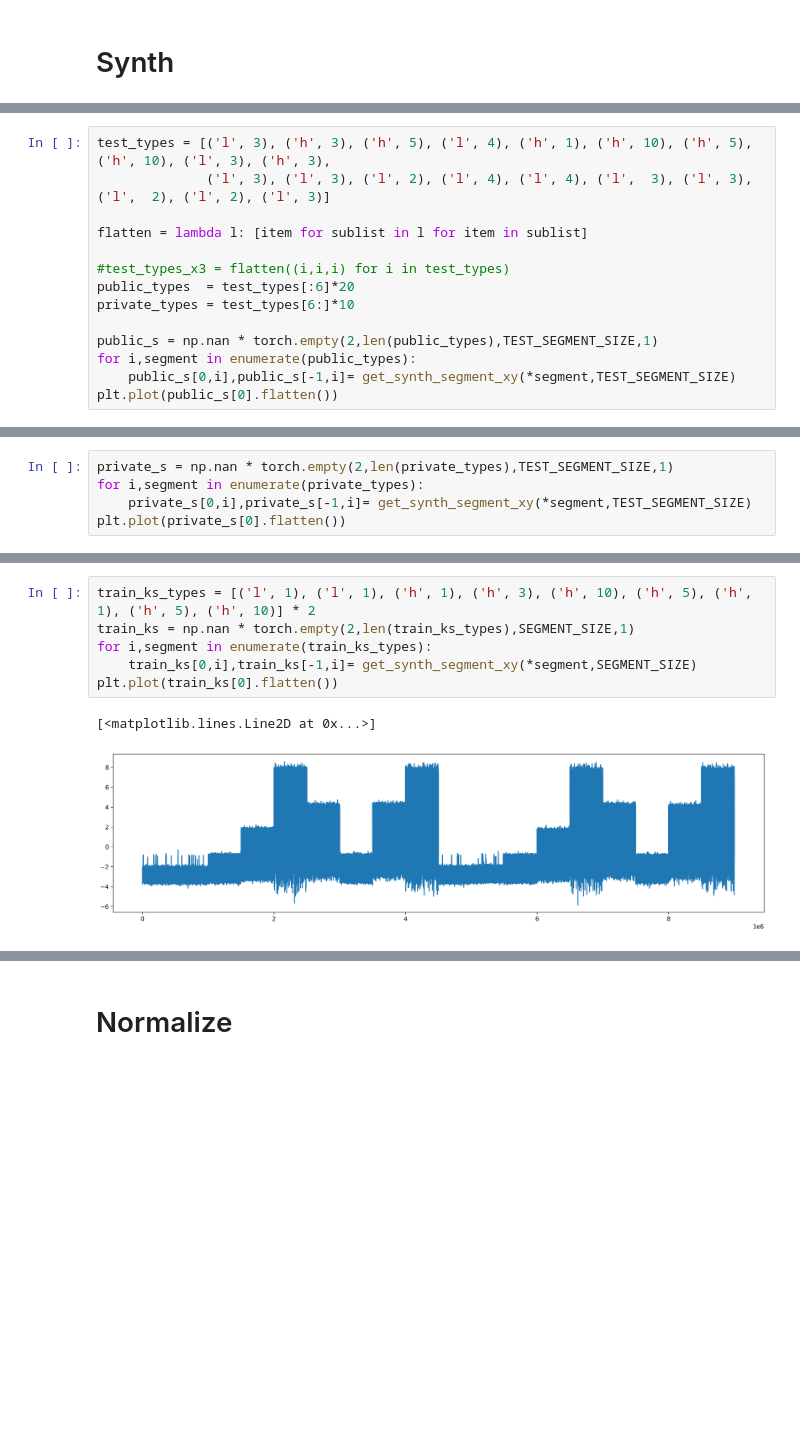
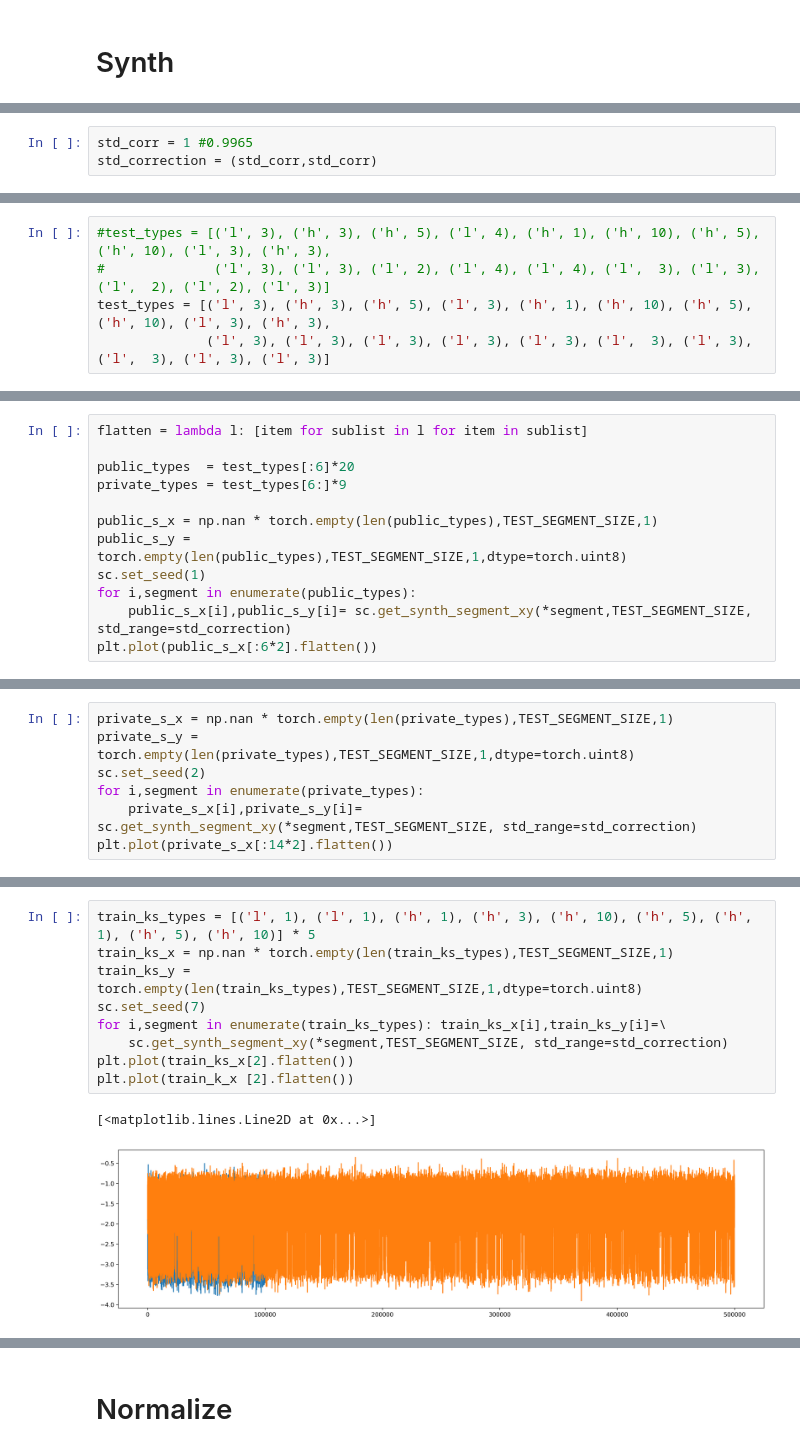
Before and after one commit to antorsae/liverpool-ion-switching, a Jupyter notebook: synthetic.ipynb, the cells around one changed output, grey strips where cells are left out. Drawn from its saved outputs; the diff is of its cells as text; blank space fills up the shorter version.

```diff
--- a/synthetic.ipynb
+++ b/synthetic.ipynb
@@ -240,0 +255,3 @@ tensor([0., 0., 0.,  ..., 0., 0., 0.])
+# %%
+std_corr = 1 #0.9965
+std_correction = (std_corr,std_corr)
@@ -240,0 +287,5 @@ tensor([0., 0., 0.,  ..., 0., 0., 0.])
+# %%
+#test_types = [('l', 3), ('h', 3), ('h', 5), ('l', 4), ('h', 1), ('h', 10), ('h', 5), ('h', 10), ('l', 3), ('h', 3),
+#              ('l', 3), ('l', 3), ('l', 2), ('l', 4), ('l', 4), ('l',  3), ('l', 3), ('l',  2), ('l', 2), ('l', 3)]
+test_types = [('l', 3), ('h', 3), ('h', 5), ('l', 3), ('h', 1), ('h', 10), ('h', 5), ('h', 10), ('l', 3), ('h', 3),
+              ('l', 3), ('l', 3), ('l', 3), ('l', 3), ('l', 3), ('l',  3), ('l', 3), ('l',  3), ('l', 3), ('l', 3)]
@@ -241,16 +318,14 @@ tensor([0., 0., 0.,  ..., 0., 0., 0.])
 # %%
-test_types = [('l', 3), ('h', 3), ('h', 5), ('l', 4), ('h', 1), ('h', 10), ('h', 5), ('h', 10), ('l', 3), ('h', 3),
-              ('l', 3), ('l', 3), ('l', 2), ('l', 4), ('l', 4), ('l',  3), ('l', 3), ('l',  2), ('l', 2), ('l', 3)]
-
 flatten = lambda l: [item for sublist in l for item in sublist]
 
-#test_types_x3 = flatten((i,i,i) for i in test_types)
 public_types  = test_types[:6]*20
-private_types = test_types[6:]*10
+private_types = test_types[6:]*9
 
-public_s = np.nan * torch.empty(2,len(public_types),TEST_SEGMENT_SIZE,1)
+public_s_x = np.nan * torch.empty(len(public_types),TEST_SEGMENT_SIZE,1)
+public_s_y =          torch.empty(len(public_types),TEST_SEGMENT_SIZE,1,dtype=torch.uint8)
+sc.set_seed(1)
 for i,segment in enumerate(public_types):
-    public_s[0,i],public_s[-1,i]= get_synth_segment_xy(*segment,TEST_SEGMENT_SIZE)
-plt.plot(public_s[0].flatten())
+    public_s_x[i],public_s_y[i]= sc.get_synth_segment_xy(*segment,TEST_SEGMENT_SIZE, std_range=std_correction)
+plt.plot(public_s_x[:6*2].flatten())
 # %% [output]
 [<matplotlib.lines.Line2D at 0x...>]
@@ -258,7 +337,9 @@ plt.plot(public_s[0].flatten())
 # %%
-private_s = np.nan * torch.empty(2,len(private_types),TEST_SEGMENT_SIZE,1)
+private_s_x = np.nan * torch.empty(len(private_types),TEST_SEGMENT_SIZE,1)
+private_s_y =          torch.empty(len(private_types),TEST_SEGMENT_SIZE,1,dtype=torch.uint8)
+sc.set_seed(2)
 for i,segment in enumerate(private_types):
-    private_s[0,i],private_s[-1,i]= get_synth_segment_xy(*segment,TEST_SEGMENT_SIZE)
-plt.plot(private_s[0].flatten())
+    private_s_x[i],private_s_y[i]= sc.get_synth_segment_xy(*segment,TEST_SEGMENT_SIZE, std_range=std_correction)
+plt.plot(private_s_x[:14*2].flatten())
 # %% [output]
 [<matplotlib.lines.Line2D at 0x...>]
@@ -266,9 +351,12 @@ plt.plot(private_s[0].flatten())
 # %%
-train_ks_types = [('l', 1), ('l', 1), ('h', 1), ('h', 3), ('h', 10), ('h', 5), ('h', 1), ('h', 5), ('h', 10)] * 2
-train_ks = np.nan * torch.empty(2,len(train_ks_types),SEGMENT_SIZE,1)
-for i,segment in enumerate(train_ks_types):
-    train_ks[0,i],train_ks[-1,i]= get_synth_segment_xy(*segment,SEGMENT_SIZE)
-plt.plot(train_ks[0].flatten())
+train_ks_types = [('l', 1), ('l', 1), ('h', 1), ('h', 3), ('h', 10), ('h', 5), ('h', 1), ('h', 5), ('h', 10)] * 5
+train_ks_x = np.nan * torch.empty(len(train_ks_types),TEST_SEGMENT_SIZE,1)
+train_ks_y =          torch.empty(len(train_ks_types),TEST_SEGMENT_SIZE,1,dtype=torch.uint8)
+sc.set_seed(7)
+for i,segment in enumerate(train_ks_types): train_ks_x[i],train_ks_y[i]=\
+    sc.get_synth_segment_xy(*segment,TEST_SEGMENT_SIZE, std_range=std_correction)
+plt.plot(train_ks_x[2].flatten())
+plt.plot(train_k_x [2].flatten())
 # %% [output]
 [<matplotlib.lines.Line2D at 0x...>]
-[figure, old version]
+[figure, new version]
```
Also changed, not shown: parts of 105 cells of this notebook.
